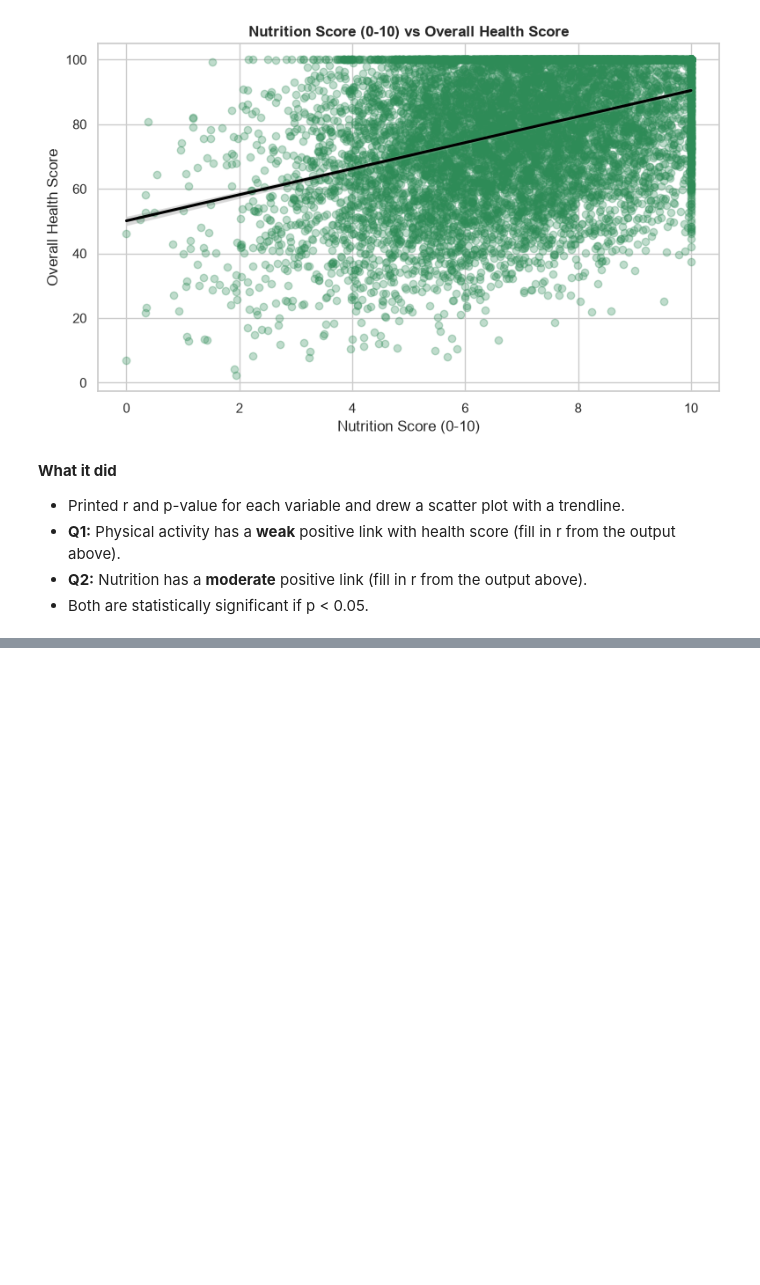
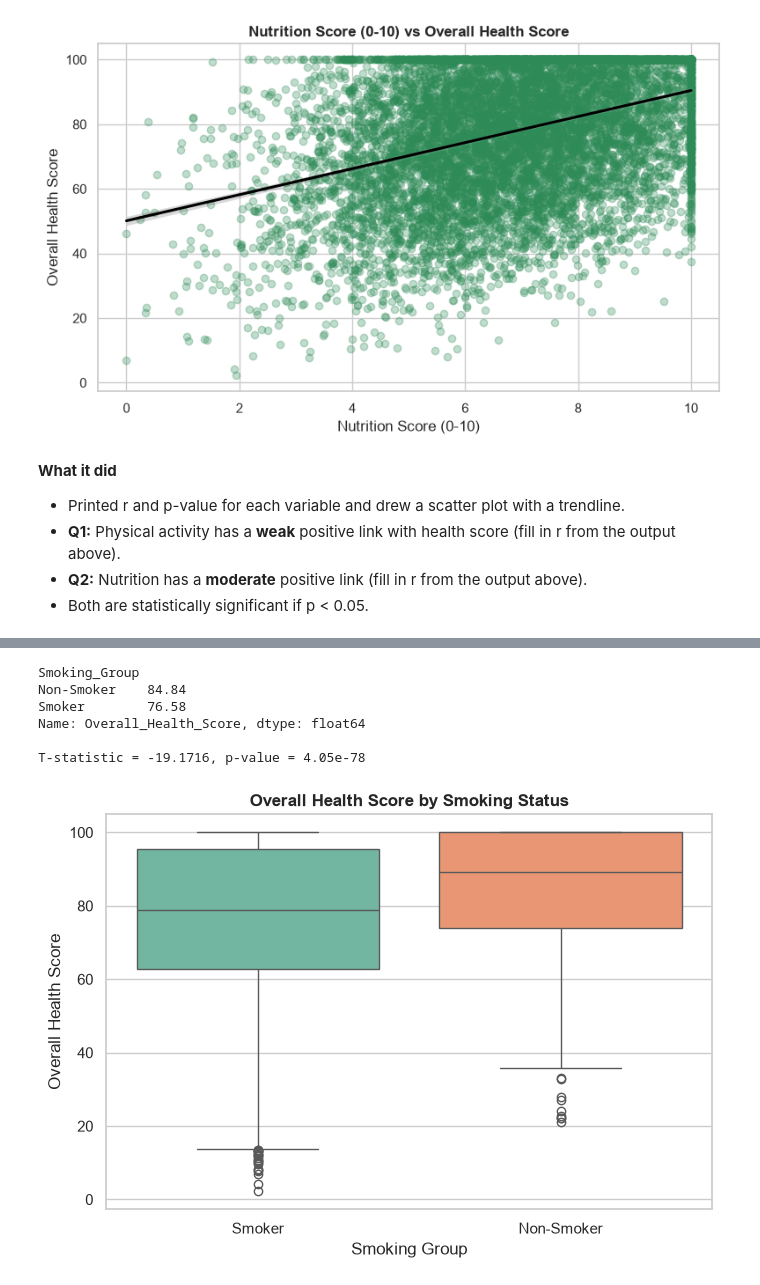
Before and after one commit to LieneRubule/Holistic-Health-and-Lifestyle-Score-Dataset, a Jupyter notebook: jupyter_notebooks/04_Machine_learning.ipynb, the cells around one changed output, grey strips where cells are left out. Saved outputs shown, nothing was run; the diff lists cells and outputs as text; code cells hidden in the pictures; blank space fills up the shorter version.

```diff
--- a/jupyter_notebooks/04_Machine_learning.ipynb
+++ b/jupyter_notebooks/04_Machine_learning.ipynb
@@ -136,0 +146,27 @@ Nutrition_Score: r = 0.3857, p-value = 0.00e+00
+# %%
+df["Smoking_Group"] = np.where(df["Smoking"] > 0, "Smoker", "Non-Smoker")
+
+print(df.groupby("Smoking_Group")["Overall_Health_Score"].mean().round(2))
+
+smokers = df.loc[df["Smoking_Group"] == "Smoker", "Overall_Health_Score"]
+non_smokers = df.loc[df["Smoking_Group"] == "Non-Smoker", "Overall_Health_Score"]
+t_stat, p_val = stats.ttest_ind(smokers, non_smokers, equal_var=False)
+print(f"\nT-statistic = {t_stat:.4f}, p-value = {p_val:.2e}")
+
+plt.figure(figsize=(7, 5))
+sns.boxplot(data=df, x="Smoking_Group", y="Overall_Health_Score",
+            hue="Smoking_Group", palette="Set2", legend=False)
+plt.title("Overall Health Score by Smoking Status", fontweight="bold")
+plt.xlabel("Smoking Group")
+plt.ylabel("Overall Health Score")
+plt.tight_layout()
+plt.savefig(visuals_dir / "q3_smoking_vs_health_boxplot.png", dpi=300)
+plt.show()
+# %% [output]
+Smoking_Group
+Non-Smoker    84.84
+Smoker        76.58
+Name: Overall_Health_Score, dtype: float64
+
+T-statistic = -19.1716, p-value = 4.05e-78
+[figure, added]
```
Also changed, not shown: parts of 4 cells of this notebook, 1 other file.
